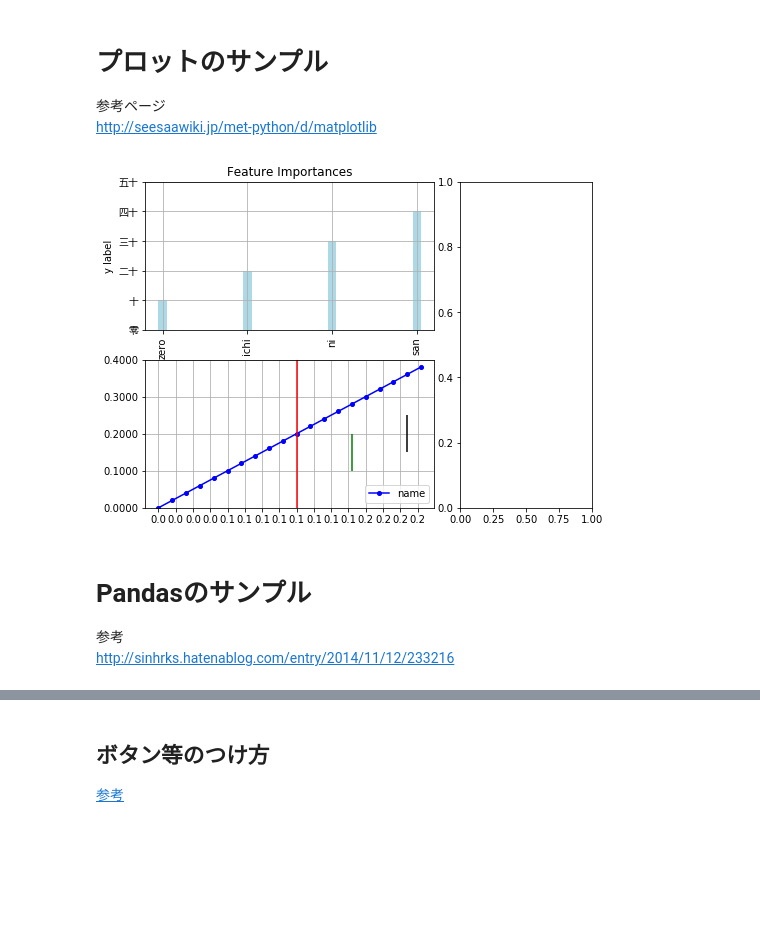
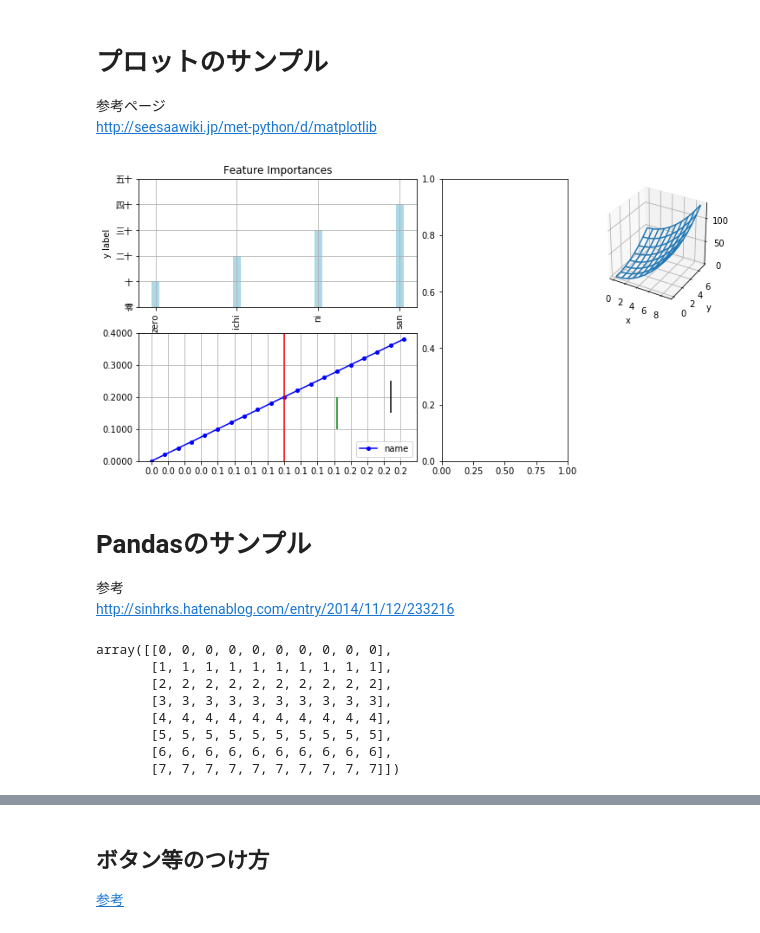
Before and after one commit to t2240013/hello-world, a Jupyter notebook: PythonMemo.ipynb, the cells around one changed output, grey strips where cells are left out. Saved outputs shown, nothing was run; the diff lists cells and outputs as text; code cells hidden in the pictures; blank space fills up the shorter version.

```diff
--- a/PythonMemo.ipynb
+++ b/PythonMemo.ipynb
@@ -97,11 +106,12 @@ import matplotlib.pyplot as plt
 from matplotlib.ticker import FormatStrFormatter
 import matplotlib.gridspec as gridspec
 import matplotlib.font_manager # 日本語
+from mpl_toolkits.mplot3d import Axes3D
 %matplotlib inline
 
 prop = matplotlib.font_manager.FontProperties(fname="C:/WIndows/Fonts/meiryo.ttc")
-fig = plt.figure(figsize=[8,6])
-G = gridspec.GridSpec(2,3)
+fig = plt.figure(figsize=[12,6])
+G = gridspec.GridSpec(2,4)
 
 ### Figure 1
 width=0.1
@@ -114,38 +124,60 @@ plt.bar([0,1,2,3], [10,20,30,40], width=width, color='lightblue', align='center'
 plt.xticks([0,1,2,3], ['zero','ichi','ni','san'], rotation=90)
 ax.set_yticks( range(0,51,10) )
 ax.set_yticklabels( [ u'零', u'十', u'二十',  u'三十',  u'四十', u'五十' ] ,fontproperties=prop)
 #plt.xlim([-1, 4])
 #plt.tight_layout()
 
 ### Figure 2
 plt.subplot(G[1,:2])
 plt.plot( np.arange(0, 0.2, 0.01), np.arange( 0, 0.4, 0.02), 'bo-',
          markersize=4, label='name' )
 plt.grid()
 plt.ylim([0.0, 0.4])
 plt.legend(loc='lower right')
 # tick step
 plt.xticks( np.arange(0, 0.2, 0.0125))
 # virtical lines
 plt.axvline( 0.1, color='r')
 plt.vlines( [0.14,0.18], [0.1,0.15], [0.2, 0.25], colors=['g','k']) # ( x, ymin, ymax, ... )
 ax = plt.gca()
 # precision
 ax.xaxis.set_major_formatter( FormatStrFormatter('%0.1f'))
 ax.yaxis.set_major_formatter( FormatStrFormatter('%0.4f'))
 
 ### Figure 3
 plt.subplot(G[:,2])
 
+### Figure 4
+ax = plt.subplot(G[0,3],projection='3d')
+x = range(10)
+y = range(8)
+X,Y = np.meshgrid( x, y )
+ax.plot_wireframe( X,Y, X**2 + Y**2 )
+plt.xticks( x[::2] )
+plt.xlabel('x')
+ax.set_ylabel('y')
+ax.set_zlabel('z')
+
 ### After the plot
 plt.savefig('plot_sample.png', dpi=300)
 plt.show()
 # %% [output]
-[figure, old version]
+[figure, new version]
 # %% [markdown]
 # Pandasのサンプル
 参考<br>
 http://sinhrks.hatenablog.com/entry/2014/11/12/233216
+# %%
+Y
+# %% [output]
+array([[0, 0, 0, 0, 0, 0, 0, 0, 0, 0],
+       [1, 1, 1, 1, 1, 1, 1, 1, 1, 1],
+       [2, 2, 2, 2, 2, 2, 2, 2, 2, 2],
+       [3, 3, 3, 3, 3, 3, 3, 3, 3, 3],
+       [4, 4, 4, 4, 4, 4, 4, 4, 4, 4],
+       [5, 5, 5, 5, 5, 5, 5, 5, 5, 5],
+       [6, 6, 6, 6, 6, 6, 6, 6, 6, 6],
+       [7, 7, 7, 7, 7, 7, 7, 7, 7, 7]])
 # %%
 import pandas as pd
 import numpy as np
```
Also changed, not shown: parts of 11 cells of this notebook.
